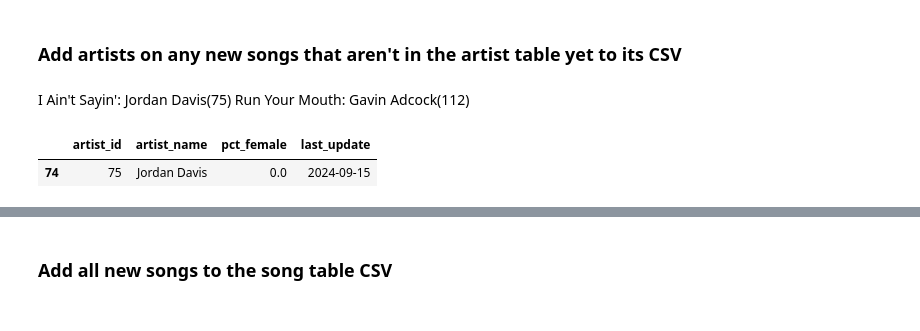
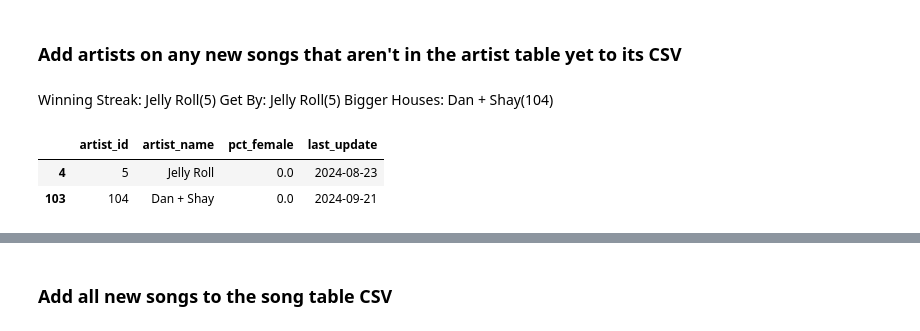
Before and after one commit to jwmanahan/billboard, a Jupyter notebook: add_new_week.ipynb, the cells around one changed output, grey strips where cells are left out. Drawn from its saved outputs; the diff is of its cells as text; code cells hidden in the pictures.

```diff
--- a/add_new_week.ipynb
+++ b/add_new_week.ipynb
@@ -147,17 +150,19 @@ print(list(new_song_to_rank.keys()))
 # %%
 df_artist = pd.read_csv('source_data/artist.csv')
 # %% [markdown]
-I Ain't Sayin': Jordan Davis(75)
-Run Your Mouth: Gavin Adcock(112)
+Winning Streak: Jelly Roll(5)
+Get By: Jelly Roll(5)
+Bigger Houses: Dan + Shay(104)
 # %%
 new_song_artists = [
-    'Jordan Davis'
-    , 'Gavin Adcock'
+    'Jelly Roll'
+    , 'Dan + Shay'
 ]
 df_artist[df_artist['artist_name'].isin(new_song_artists)]
 # %% [output]
 |  | artist_id | artist_name | pct_female | last_update |
-| 74 | 75 | Jordan Davis | 0.0 | 2024-09-15 |
+| 4 | 5 | Jelly Roll | 0.0 | 2024-08-23 |
+| 103 | 104 | Dan + Shay | 0.0 | 2024-09-21 |
 # %%
 df_artist['artist_id'].max()
 # %% [output]
```
Also changed, not shown: parts of 30 cells of this notebook, 6 other files.
